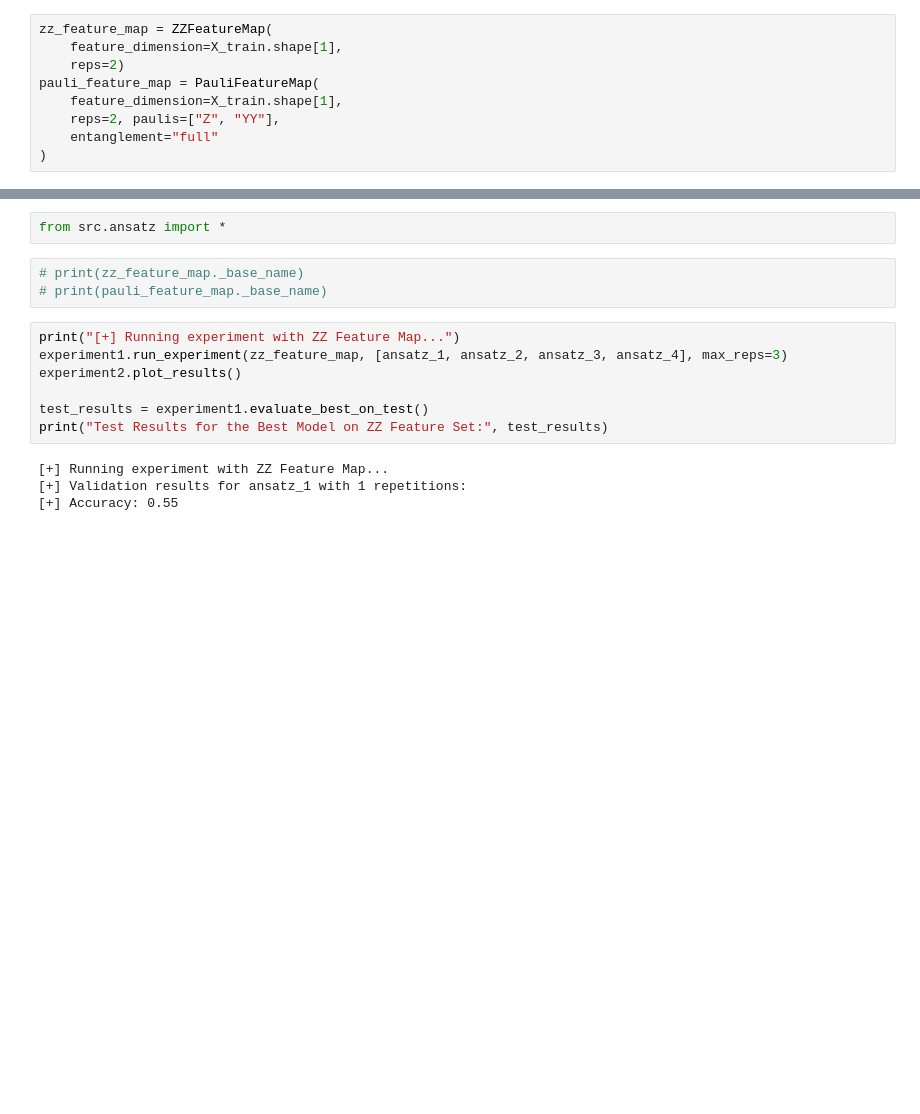
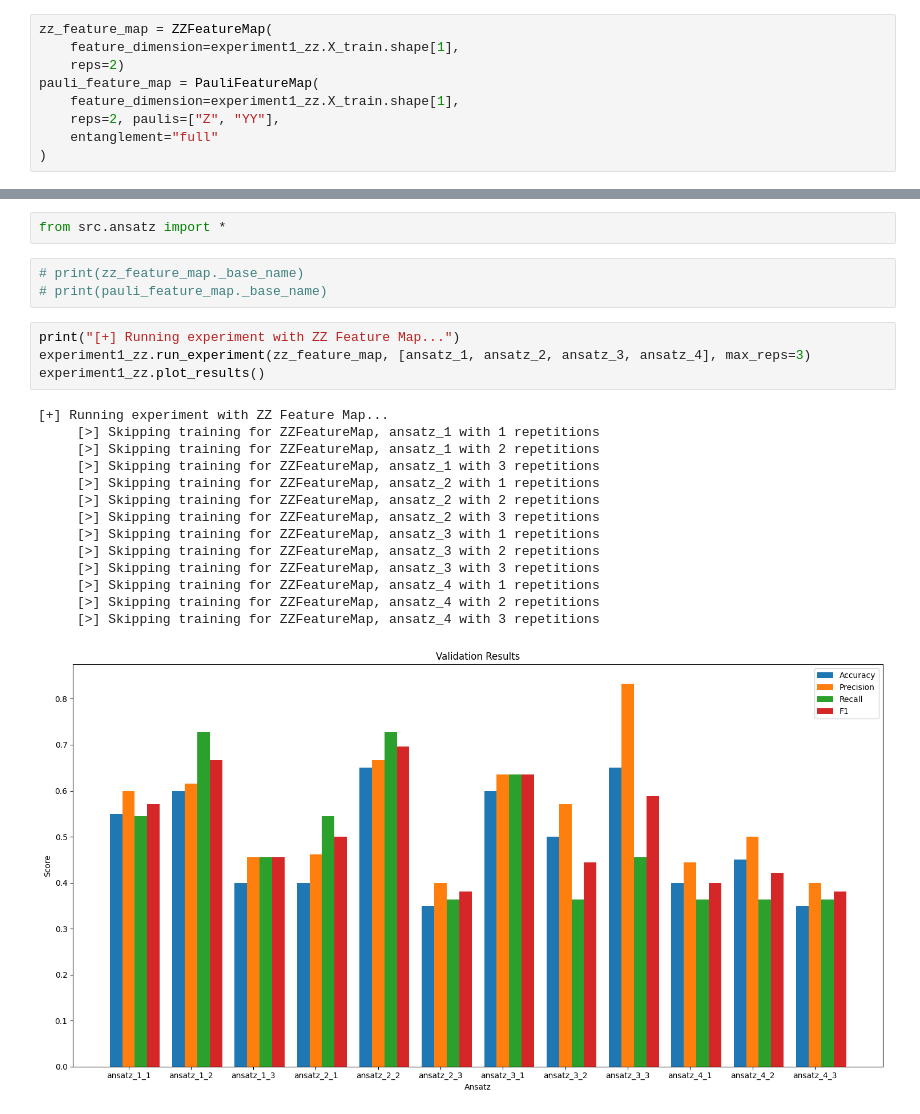
Before and after one commit to Ashad001/Qlassify, a Jupyter notebook: task01.ipynb, the cells around one changed output, grey strips where cells are left out. Cells and saved outputs as stored; diff of their text form; blank space fills up the shorter version.

```diff
--- a/task01.ipynb
+++ b/task01.ipynb
@@ -63,10 +38,10 @@ from qiskit.circuit.library import ZZFeatureMap, PauliFeatureMap
 from qiskit_algorithms.optimizers import COBYLA
 # %%
 zz_feature_map = ZZFeatureMap(
-    feature_dimension=X_train.shape[1],
+    feature_dimension=experiment1_zz.X_train.shape[1],
     reps=2)
 pauli_feature_map = PauliFeatureMap(
-    feature_dimension=X_train.shape[1],
+    feature_dimension=experiment1_zz.X_train.shape[1],
     reps=2, paulis=["Z", "YY"],
     entanglement="full"
 )
@@ -93,13 +52,21 @@ from src.ansatz import *
 # print(pauli_feature_map._base_name)
 # %%
 print("[+] Running experiment with ZZ Feature Map...")
-experiment1.run_experiment(zz_feature_map, [ansatz_1, ansatz_2, ansatz_3, ansatz_4], max_reps=3)
-experiment2.plot_results()
-
-test_results = experiment1.evaluate_best_on_test()
-print("Test Results for the Best Model on ZZ Feature Set:", test_results)
+experiment1_zz.run_experiment(zz_feature_map, [ansatz_1, ansatz_2, ansatz_3, ansatz_4], max_reps=3)
+experiment1_zz.plot_results()
 # %% [output]
 [+] Running experiment with ZZ Feature Map...
-[+] Validation results for ansatz_1 with 1 repetitions:
-[+] Accuracy: 0.55
+     [>] Skipping training for ZZFeatureMap, ansatz_1 with 1 repetitions
+     [>] Skipping training for ZZFeatureMap, ansatz_1 with 2 repetitions
+     [>] Skipping training for ZZFeatureMap, ansatz_1 with 3 repetitions
+     [>] Skipping training for ZZFeatureMap, ansatz_2 with 1 repetitions
+     [>] Skipping training for ZZFeatureMap, ansatz_2 with 2 repetitions
+     [>] Skipping training for ZZFeatureMap, ansatz_2 with 3 repetitions
+     [>] Skipping training for ZZFeatureMap, ansatz_3 with 1 repetitions
+     [>] Skipping training for ZZFeatureMap, ansatz_3 with 2 repetitions
+     [>] Skipping training for ZZFeatureMap, ansatz_3 with 3 repetitions
+     [>] Skipping training for ZZFeatureMap, ansatz_4 with 1 repetitions
+     [>] Skipping training for ZZFeatureMap, ansatz_4 with 2 repetitions
+     [>] Skipping training for ZZFeatureMap, ansatz_4 with 3 repetitions
+[figure, added]
 # %%
```
Also changed, not shown: parts of 7 cells of this notebook, 5 other files.
